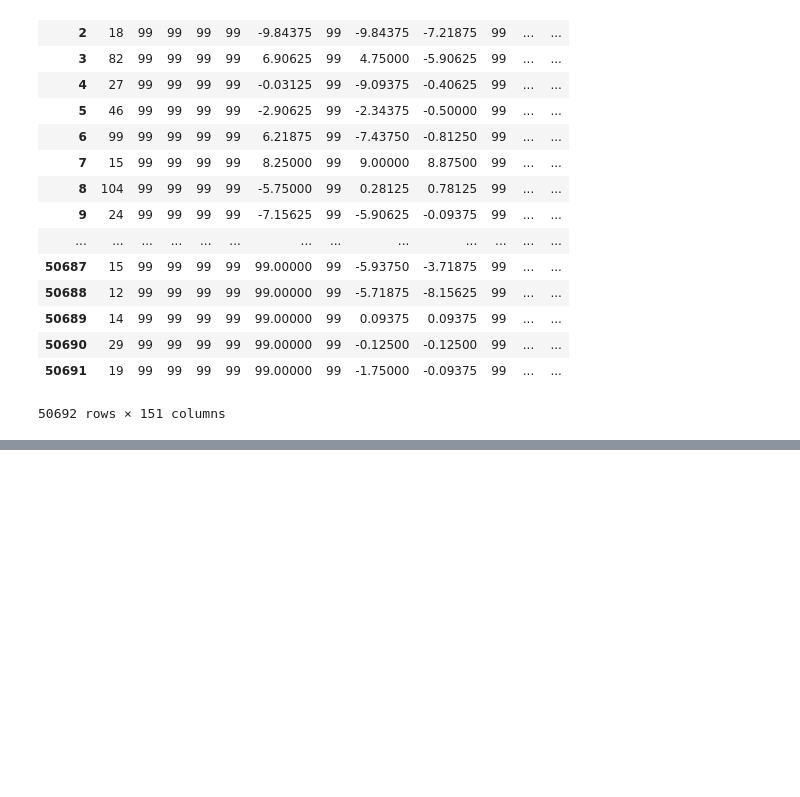
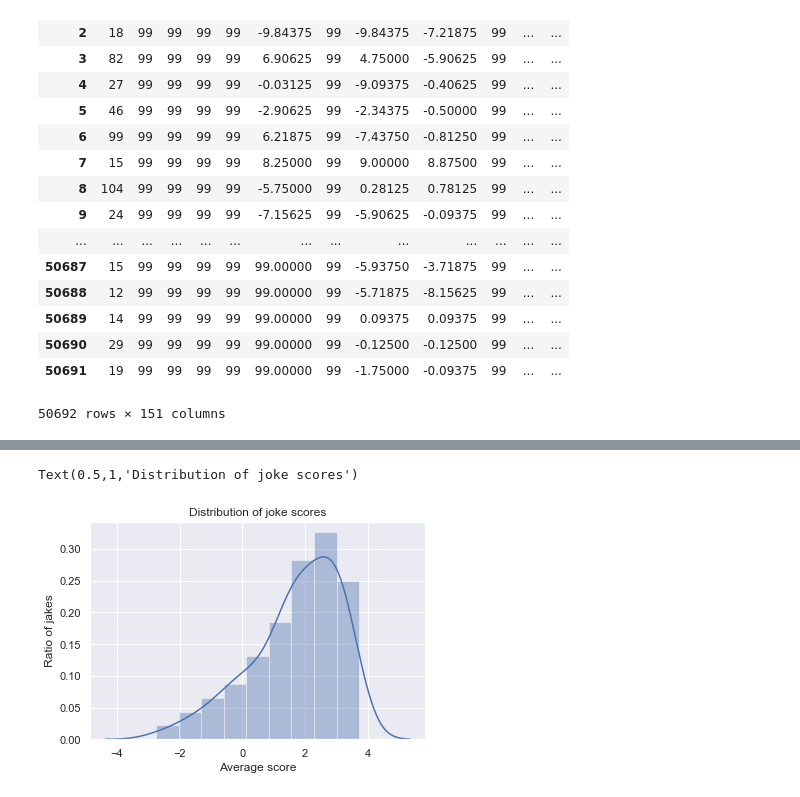
Before and after one commit to wissebarkhof/Jester-Joke-Recommender-System, a Jupyter notebook: Data Explorations.ipynb, the cells around one changed output, grey strips where cells are left out. Saved outputs shown, nothing was run; the diff lists cells and outputs as text; code cells hidden in the pictures; blank space fills up the shorter version.

```diff
--- a/Data Explorations.ipynb
+++ b/Data Explorations.ipynb
@@ -56,0 +90,9 @@ Use 'series.values.argmax' to get the position of the maximum now.
+# %%
+joke_values = ave_jokes.dropna()
+sns.distplot(joke_values)
+plt.xlabel('Average score')
+plt.ylabel('Ratio of jakes')
+plt.title('Distribution of joke scores')
+# %% [output]
+Text(0.5,1,'Distribution of joke scores')
+[figure, added]
```
Also changed, not shown: parts of 8 cells of this notebook, 3 other files.
